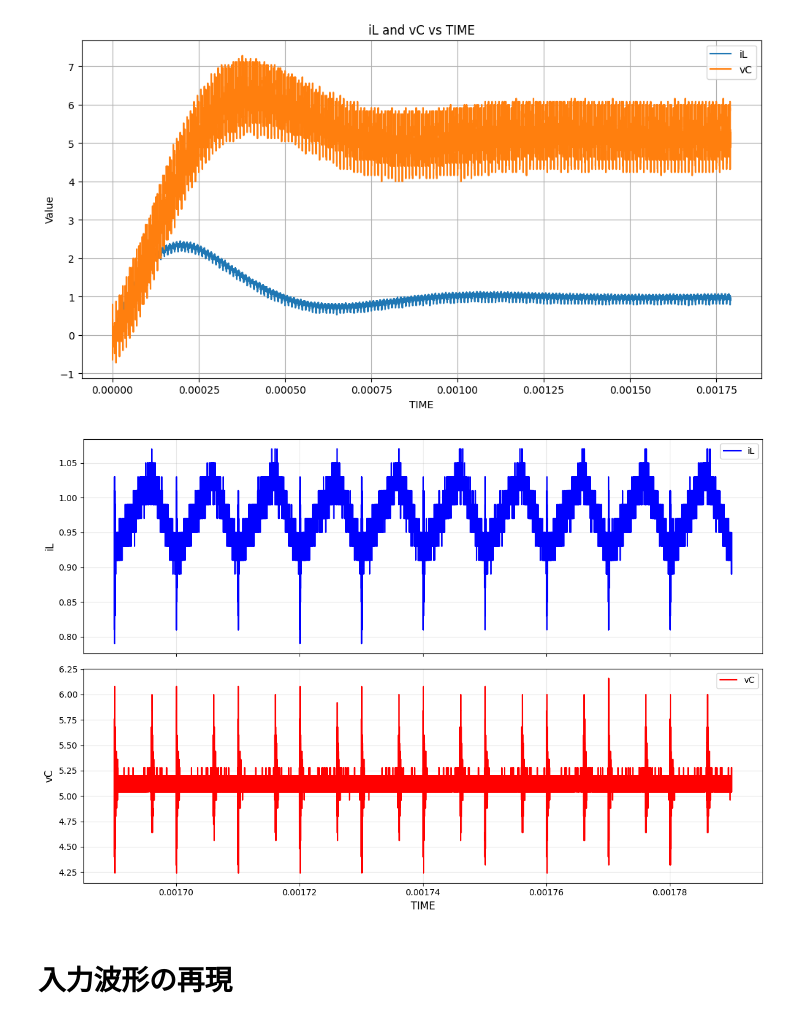
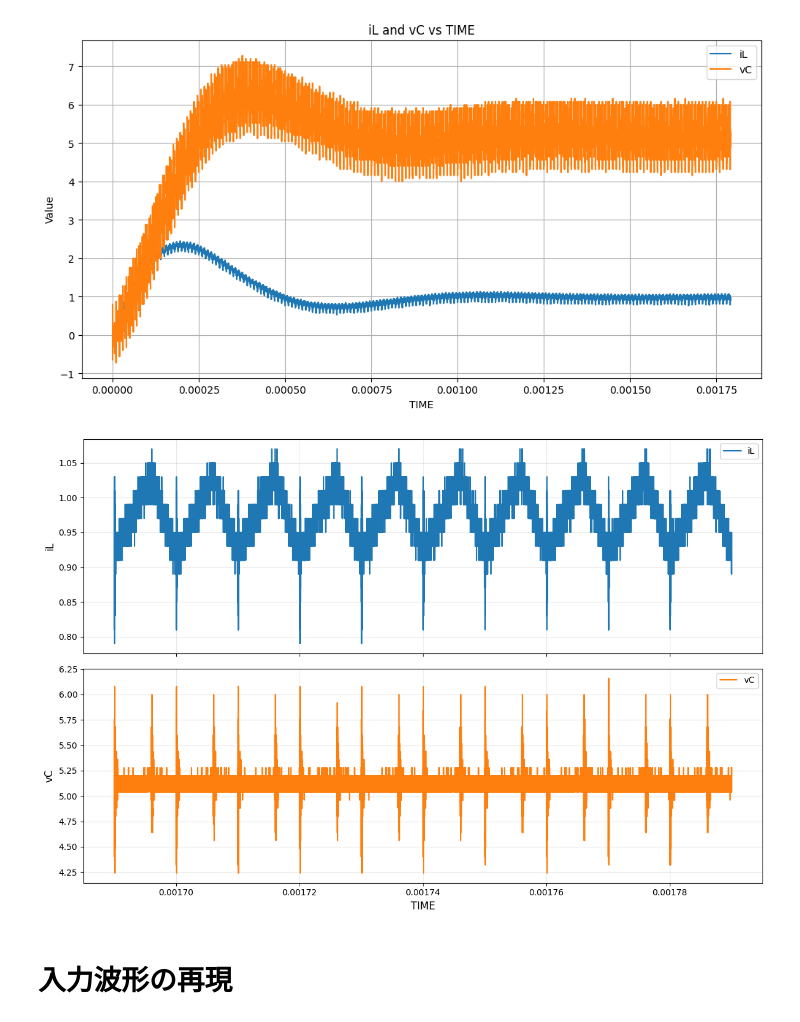
Before and after one commit to University-Laboratory/rnn-pann, a Jupyter notebook: notebooks/note13.ipynb, the cells around one changed output. Drawn from its saved outputs; the diff is of its cells as text; code cells hidden in the pictures.

```diff
--- a/notebooks/note13.ipynb
+++ b/notebooks/note13.ipynb
@@ -118,33 +118,33 @@ plt.show()
 # %%
 # 定常状態っぽいところを10周期分だけ切り出す
 start_t, end_t = 0.00169, 0.00179
 mask: np.ndarray = (start_t <= t_all) & (t_all <= end_t)
 t = t_all[mask]
 dt = t[1:] - t[:-1]
 iL = iL_all[mask]
 vC = vC_all[mask]
 
 
 # iL と vC を別々のグラフに描画
 fig, (ax1, ax2) = plt.subplots(2, 1, figsize=(12, 8), sharex=True)
 
-# 上段: iL
-ax1.plot(t, iL, "b-", linewidth=1.5, label="iL")
+# 上段: iL（上のセルの色に合わせる）
+ax1.plot(t, iL, color="tab:blue", linewidth=1.5, label="iL")
 ax1.set_ylabel("iL", fontsize=12)
 ax1.grid(True, alpha=0.3)
 ax1.legend(loc="best")
 
-# 下段: vC
-ax2.plot(t, vC, "r-", linewidth=1.5, label="vC")
+# 下段: vC（上のセルの色に合わせる）
+ax2.plot(t, vC, color="tab:orange", linewidth=1.5, label="vC")
 ax2.set_ylabel("vC", fontsize=12)
 ax2.set_xlabel("TIME", fontsize=12)
 ax2.grid(True, alpha=0.3)
 ax2.legend(loc="best")
 
 plt.tight_layout()
 plt.show()
 # %% [output]
-[figure, old version]
+[figure, new version]
 # %% [markdown]
 # 入力波形の再現
 # %%
```
Also changed, not shown: parts of 1 cell of this notebook, 4 other files.
